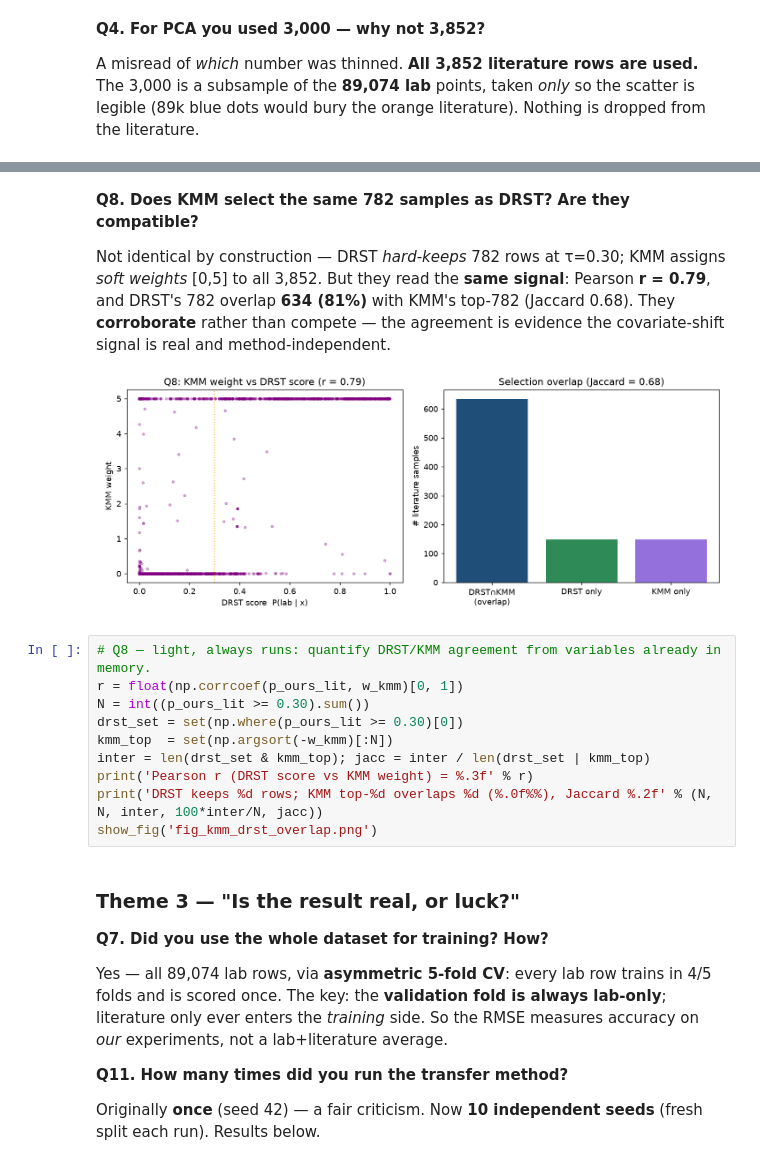
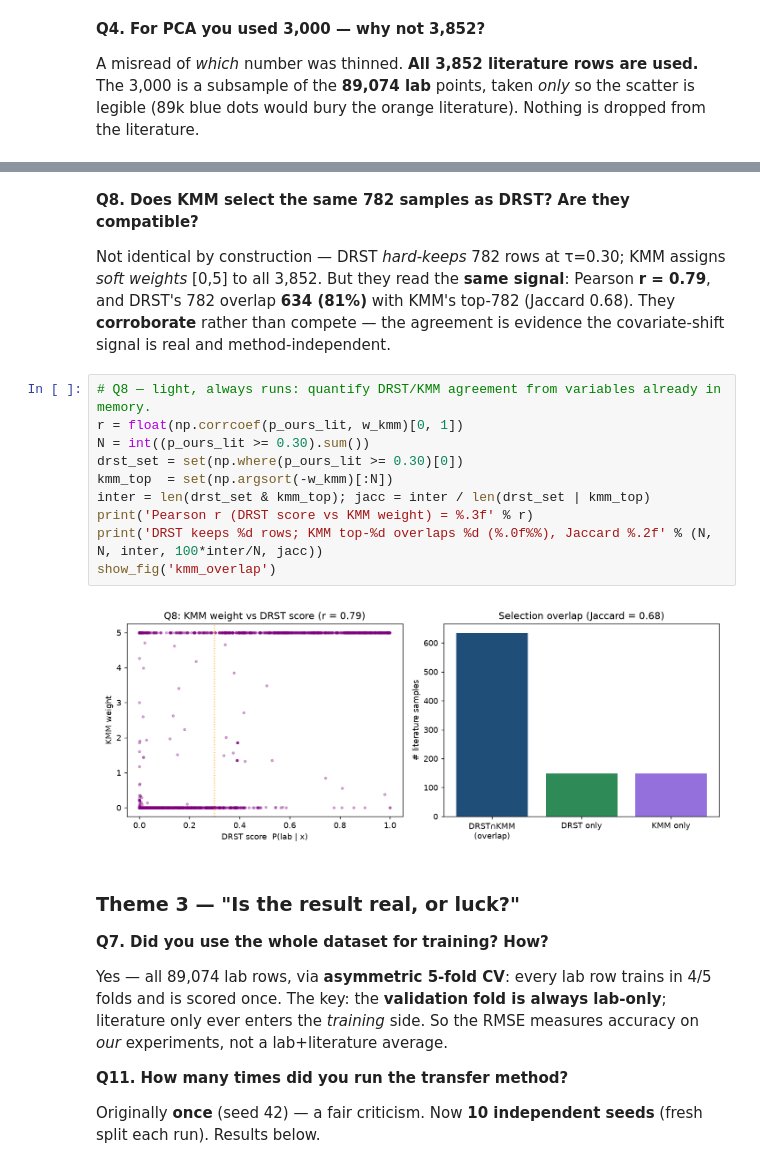
Before and after one commit to ParthN9i4/OCM-Dataset-JAIST, a Jupyter notebook: ocm_walkthrough.ipynb, the cells around one changed output, grey strips where cells are left out. Cells and saved outputs as stored; diff of their text form.

```diff
--- a/ocm_walkthrough.ipynb
+++ b/ocm_walkthrough.ipynb
@@ -991,18 +1002,18 @@ else:
 **Q8. Does KMM select the same 782 samples as DRST? Are they compatible?**
 
 Not identical by construction — DRST *hard-keeps* 782 rows at τ=0.30; KMM assigns *soft weights* [0,5] to all 3,852. But they read the **same signal**: Pearson **r = 0.79**, and DRST's 782 overlap **634 (81%)** with KMM's top-782 (Jaccard 0.68). They **corroborate** rather than compete — the agreement is evidence the covariate-shift signal is real and method-independent.
-
-![KMM weight vs DRST score, and selection overlap](attachment:fig_kmm_drst_overlap.png)
 # %%
 # Q8 — light, always runs: quantify DRST/KMM agreement from variables already in memory.
 r = float(np.corrcoef(p_ours_lit, w_kmm)[0, 1])
 N = int((p_ours_lit >= 0.30).sum())
 drst_set = set(np.where(p_ours_lit >= 0.30)[0])
 kmm_top  = set(np.argsort(-w_kmm)[:N])
 inter = len(drst_set & kmm_top); jacc = inter / len(drst_set | kmm_top)
 print('Pearson r (DRST score vs KMM weight) = %.3f' % r)
 print('DRST keeps %d rows; KMM top-%d overlaps %d (%.0f%%), Jaccard %.2f' % (N, N, inter, 100*inter/N, jacc))
-show_fig('fig_kmm_drst_overlap.png')
+show_fig('kmm_overlap')
+# %% [output]
+[figure, added]
 # %% [markdown]
 ### Theme 3 — "Is the result real, or luck?"
 
```
Also changed, not shown: parts of 10 cells of this notebook, 3 other files.
